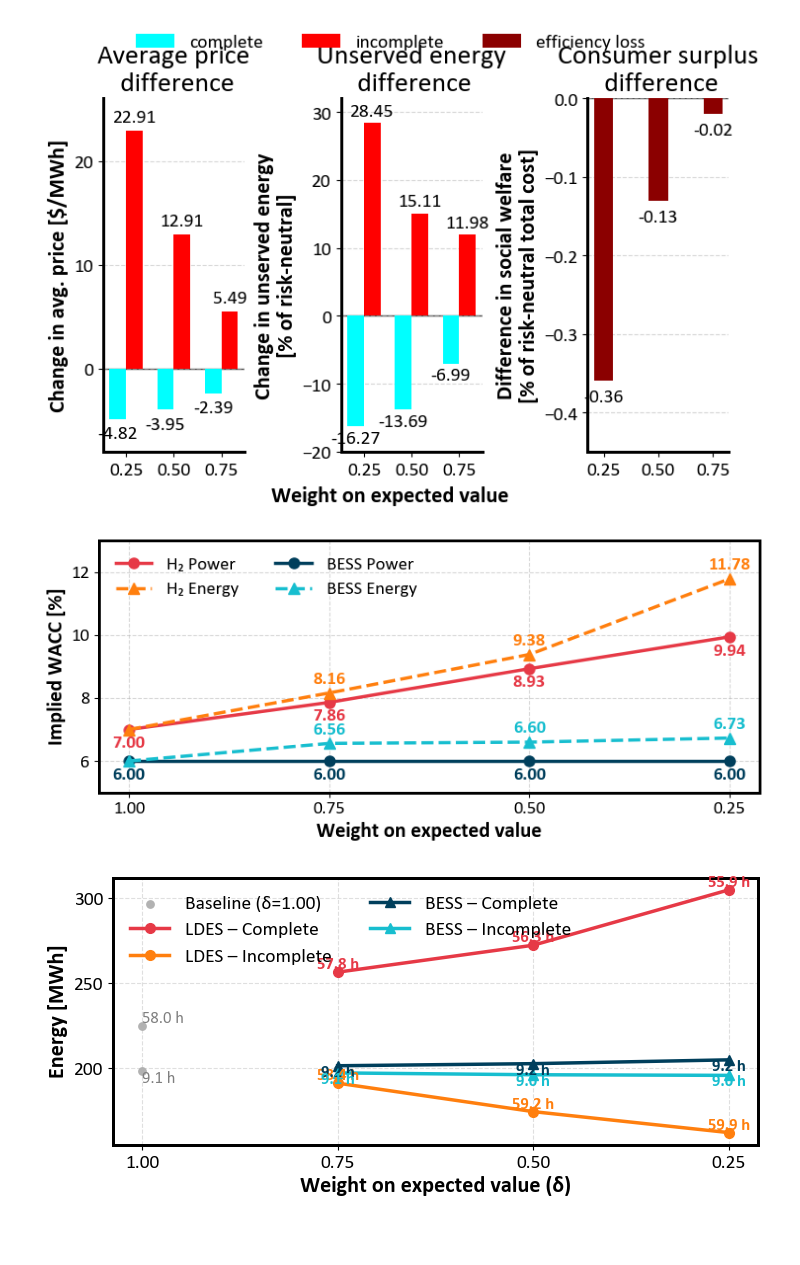
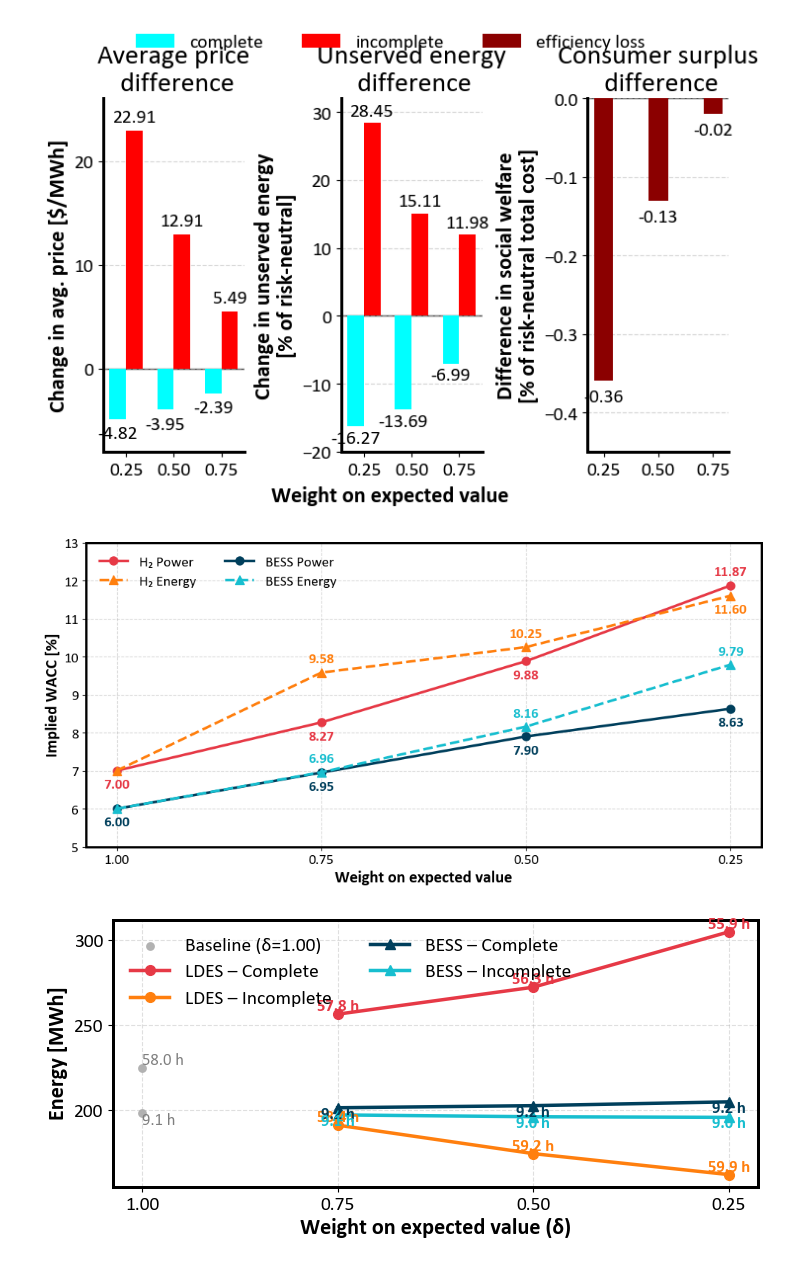
Before and after one commit to Andreas-Makrides-ICL/msc-thesis-incomplete-markets-LDES, a Jupyter notebook: models/Extra/Comparison_central_planner_ADMM/plotting_results.ipynb, the cells around one changed output. Saved outputs shown, nothing was run; the diff lists cells and outputs as text; code cells hidden in the pictures; blank space fills up the shorter version.

```diff
--- a/models/Extra/Comparison_central_planner_ADMM/plotting_results.ipynb
+++ b/models/Extra/Comparison_central_planner_ADMM/plotting_results.ipynb
@@ -291,7 +291,7 @@ TITLE_FS = 22
 AXIS_LABEL_FS = 18
 TICK_FS = 16
 LEGEND_FS = 16
-ANNOT_FS = 16
+ANNOT_FS = 12
 
 # Line/patch rendering
 rcParams['patch.edgecolor'] = 'none'
@@ -299,9 +299,9 @@ rcParams['patch.linewidth'] = 0
 rcParams['patch.antialiased'] = False
 
 # === Load data ===
-dfC_raw = pd.read_csv(r"C:\Users\user\Desktop\msc-thesis-incomplete-markets-LDES\models\Complete_Markets\Results\risk_aversion_results.csv")
+dfC_raw = pd.read_csv(r"C:\Users\user\Desktop\msc-thesis-incomplete-markets-LDES\models\Extra\Complete_markets_risk_averse_central_planner\risk_aversion_results.csv")
 
-dfI_raw = pd.read_csv(r"C:\Users\user\Desktop\msc-thesis-incomplete-markets-LDES\models\Fully_Incomplete\Results\H2_15000_ADMM_risk_aversion_results.csv")
+dfI_raw = pd.read_csv(r"C:\Users\user\Desktop\msc-thesis-incomplete-markets-LDES\models\Extra\Fully_incomplete_markets_ADMM\RESULTS_FINAL\H2_15000_ADMM_risk_aversion_results.csv")
 
 # Keep rows with delta != 0 (as in your code)
 dfC = dfC_raw[dfC_raw["delta"] != 0].copy()
@@ -346,8 +346,8 @@ def plot_diffs(ax, df_other, title):
         for i, diff in enumerate(diffs):
             if diff >= 0.01:
                 ax.bar(x[i], diff, width=width, bottom=bottom_pos[i], color=colors[tech])
-                ytxt = bottom_pos[i] + (diff/3 if 0.04 < abs(diff) < 0.21 else diff/2)
-                if diff >= 0.20:
+                ytxt = bottom_pos[i] + (diff/2 if 0.04 < abs(diff) < 0.21 else diff/2)
+                if diff >= 0.01:
                     ax.text(x[i], ytxt, f'+{diff:.2f}',
                             ha='center', va='center', fontsize=ANNOT_FS, color='white', fontweight='bold')
                 bottom_pos[i] += diff
@@ -1097,10 +1097,10 @@ ANNOT_FS = 14
 deltas = [1.00, 0.75, 0.50, 0.25]
 
 wacc = {
-    "H₂ Power":   [7.00, 7.86, 8.93, 9.94],
-    "H₂ Energy":  [7.00, 8.16, 9.38, 11.78],
-    "BESS Power": [6.00, 6.00, 6.00, 6.00],
-    "BESS Energy":[6.00, 6.56, 6.60, 6.73],
+    "H₂ Power":   [7.00, 8.27, 9.88, 11.87],
+    "H₂ Energy":  [7.00, 9.58, 10.25, 11.60],
+    "BESS Power": [6.00, 6.95, 7.9, 8.63],
+    "BESS Energy":[6.00, 6.96, 8.16, 9.79],
 }
 
 colors = {
@@ -1119,7 +1119,7 @@ styles = {
 }
 
 # ---- Plot ----
-fig, ax = plt.subplots(figsize=(7.9,3.5))
+fig, ax = plt.subplots(figsize=(10,5))
 
 for tech, values in wacc.items():
     ax.plot(deltas, values,
@@ -1136,34 +1136,37 @@ for tech, values in wacc.items():
             continue
 
         # Energy labels above, Power labels below
         offset = 0.2 if "Energy" in tech else -0.20
         va = "bottom" if "Energy" in tech else "top"
+
+        if tech.startswith("H₂") and np.isclose(x, 0.25):
+            offset, va = -offset, ("top" if va == "bottom" else "bottom")
 
         ax.text(x, y+offset, f"{y:.2f}",
                 ha="center", va=va,
                 fontsize=ANNOT_FS, color=colors[tech], fontweight="bold")
 
 # ---- Axes formatting ----
 ax.set_xlabel("Weight on expected value", fontsize=AXIS_LABEL_FS, fontweight='bold')
 ax.set_ylabel("Implied WACC [%]", fontsize=AXIS_LABEL_FS, fontweight='bold')
 ax.tick_params(axis='both', labelsize=TICK_FS)
 ax.set_xticks(deltas)
 ax.invert_xaxis()  # so δ=1 (risk neutral) is left
 ax.set_ylim(5, 13)
 
 # ---- Legend ----
 ax.legend(fontsize=LEGEND_FS, ncol=2, loc="upper left", frameon=False)
 
 # ---- Grid ----
 ax.grid(True, linestyle="--", alpha=0.5)
 
 # ---- Save ----
 plt.tight_layout()
 #plt.savefig("wacc_line_poster.png", dpi=400, bbox_inches="tight")
 plt.savefig("wacc_line_poster.svg", format="svg", dpi=600, bbox_inches="tight")
 plt.show()
 # %% [output]
-[figure, old version]
+[figure, new version]
 # %%
 import matplotlib.pyplot as plt
 from matplotlib import rcParams
```
Also changed, not shown: parts of 10 cells of this notebook.
